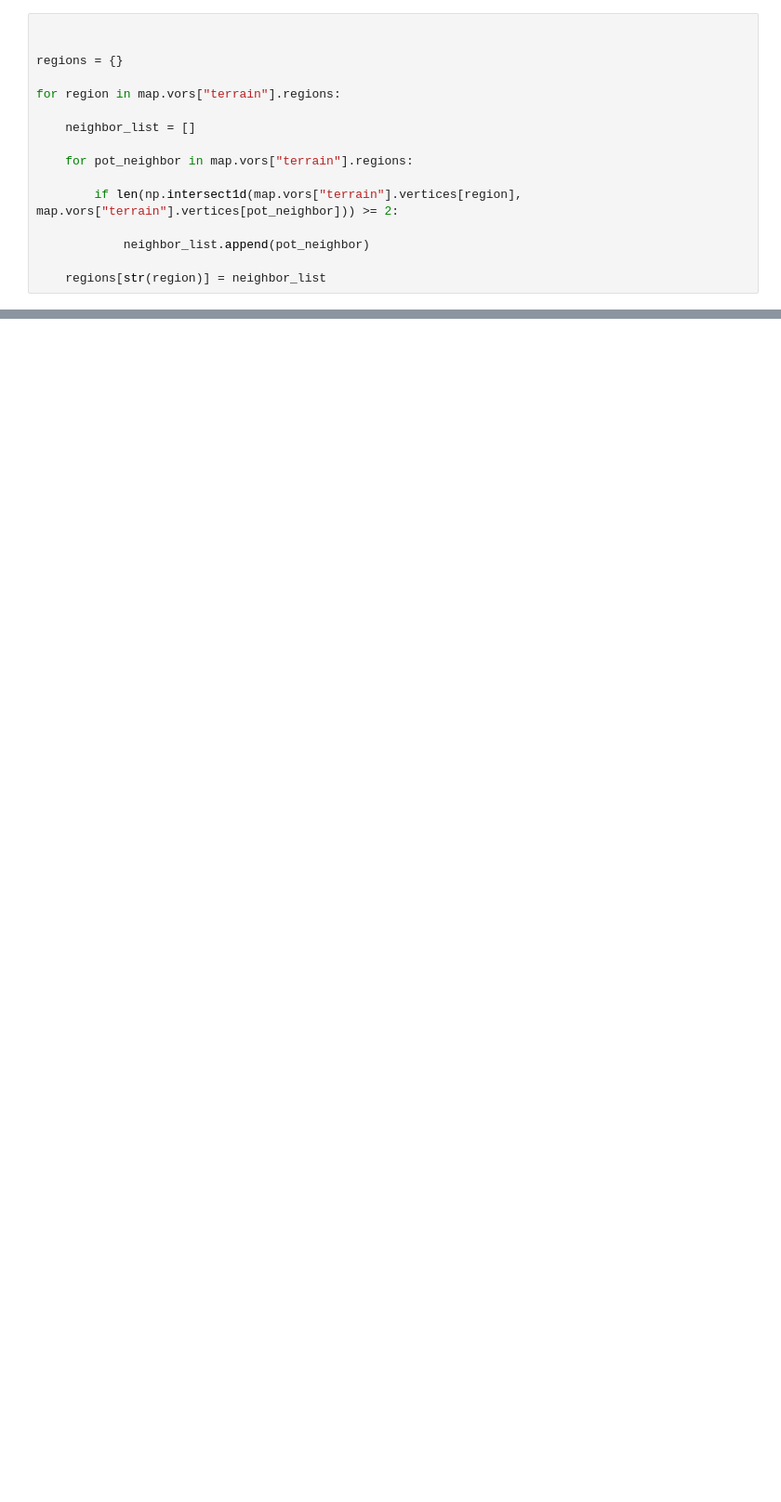
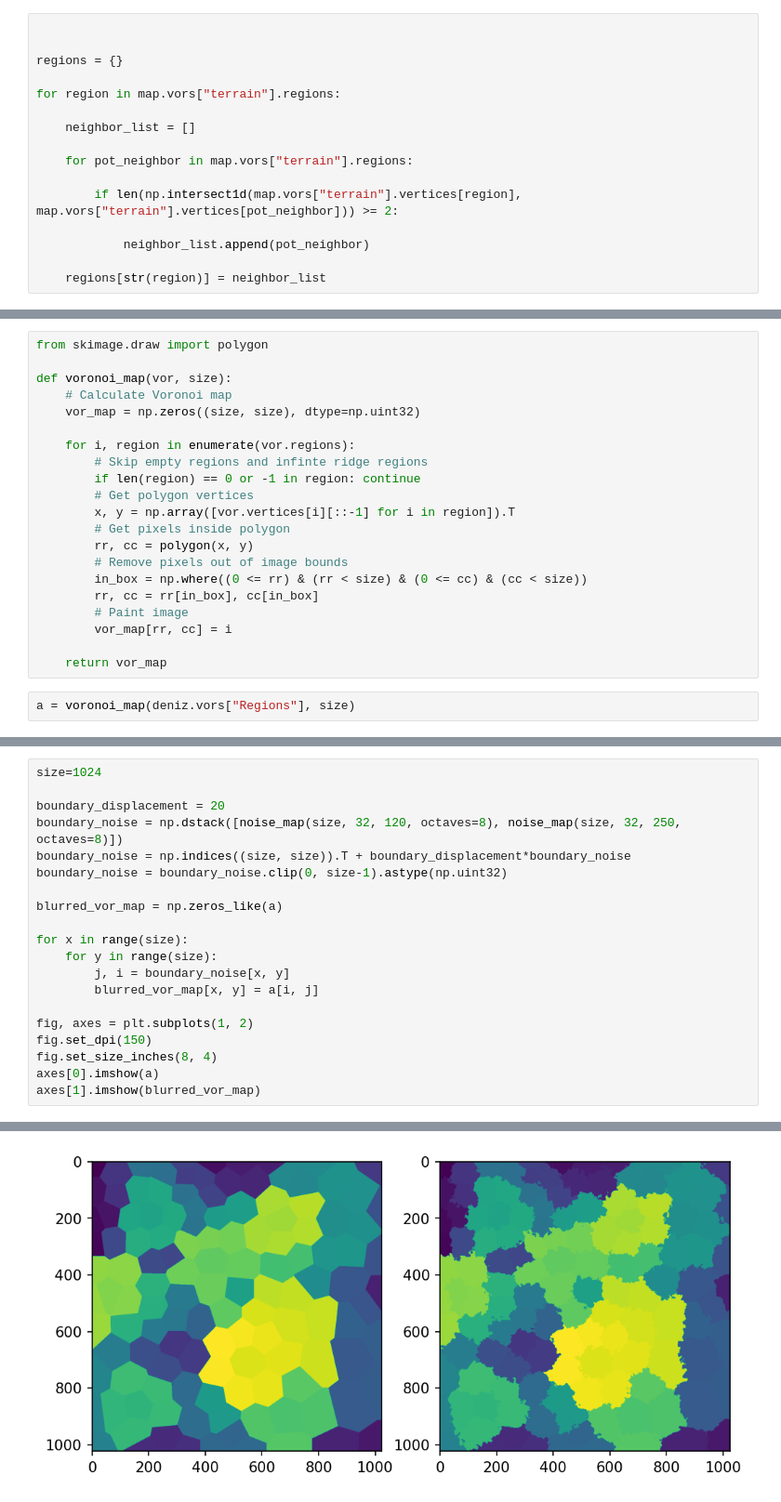
Before and after one commit to cetiners/human_error, a Jupyter notebook: works.ipynb, the cells around one changed output, grey strips where cells are left out. Shown at 93% size. Saved outputs shown, nothing was run; the diff lists cells and outputs as text; blank space fills up the shorter version.

Commit message:
map_generator update
utilisation of noise maps added for better maps and map masks

```diff
--- a/works.ipynb
+++ b/works.ipynb
@@ -179,0 +197,23 @@ KeyError: '[[ 9.6897749  23.24970296]\n [19.81073627 16.61698502]\n [36.25526211
+# %%
+from skimage.draw import polygon
+
+def voronoi_map(vor, size):
+    # Calculate Voronoi map
+    vor_map = np.zeros((size, size), dtype=np.uint32)
+
+    for i, region in enumerate(vor.regions):
+        # Skip empty regions and infinte ridge regions
+        if len(region) == 0 or -1 in region: continue
+        # Get polygon vertices
+        x, y = np.array([vor.vertices[i][::-1] for i in region]).T
+        # Get pixels inside polygon
+        rr, cc = polygon(x, y)
+        # Remove pixels out of image bounds
+        in_box = np.where((0 <= rr) & (rr < size) & (0 <= cc) & (cc < size))
+        rr, cc = rr[in_box], cc[in_box]
+        # Paint image
+        vor_map[rr, cc] = i
+
+    return vor_map
+# %%
+a = voronoi_map(deniz.vors["Regions"], size)
@@ -179,0 +230,21 @@ KeyError: '[[ 9.6897749  23.24970296]\n [19.81073627 16.61698502]\n [36.25526211
+# %%
+size=1024
+
+boundary_displacement = 20
+boundary_noise = np.dstack([noise_map(size, 32, 120, octaves=8), noise_map(size, 32, 250, octaves=8)])
+boundary_noise = np.indices((size, size)).T + boundary_displacement*boundary_noise
+boundary_noise = boundary_noise.clip(0, size-1).astype(np.uint32)
+
+blurred_vor_map = np.zeros_like(a)
+
+for x in range(size):
+    for y in range(size):
+        j, i = boundary_noise[x, y]
+        blurred_vor_map[x, y] = a[i, j]
+
+fig, axes = plt.subplots(1, 2)
+fig.set_dpi(150)
+fig.set_size_inches(8, 4)
+axes[0].imshow(a)
+axes[1].imshow(blurred_vor_map)
+# %% [output]
@@ -179,0 +252 @@ KeyError: '[[ 9.6897749  23.24970296]\n [19.81073627 16.61698502]\n [36.25526211
+[figure, added]
```
Also changed, not shown: parts of 14 cells of this notebook, 4 other files.
